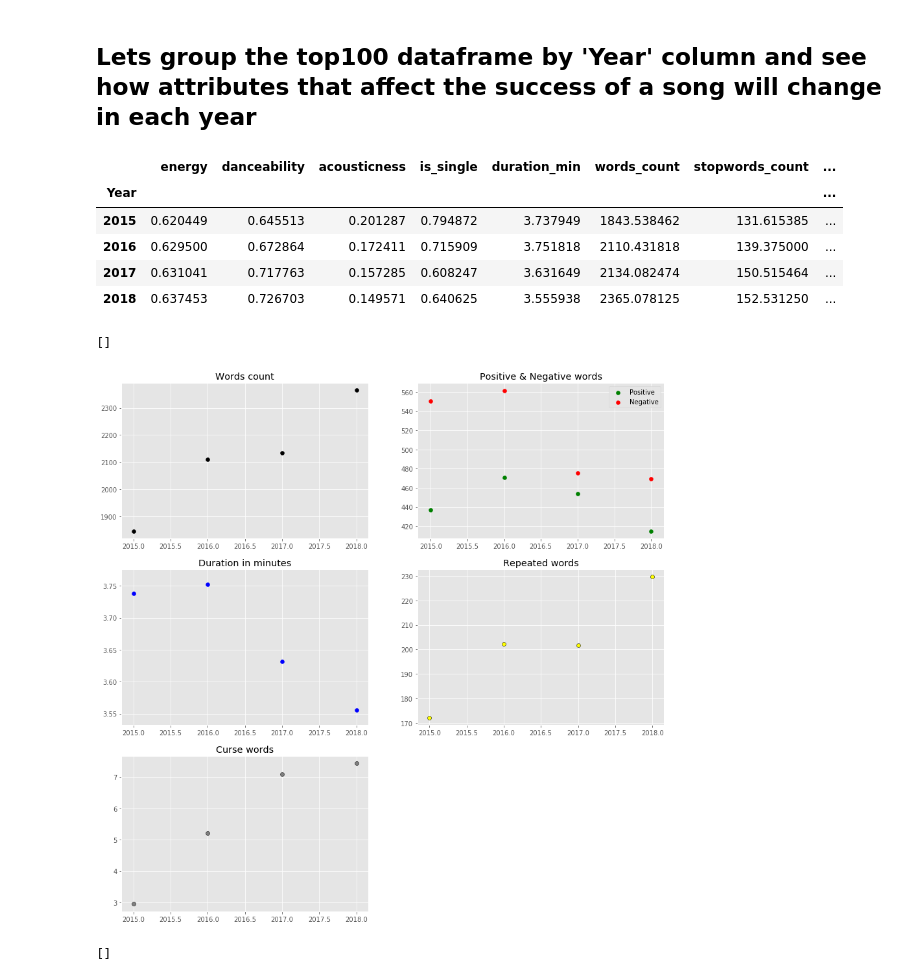
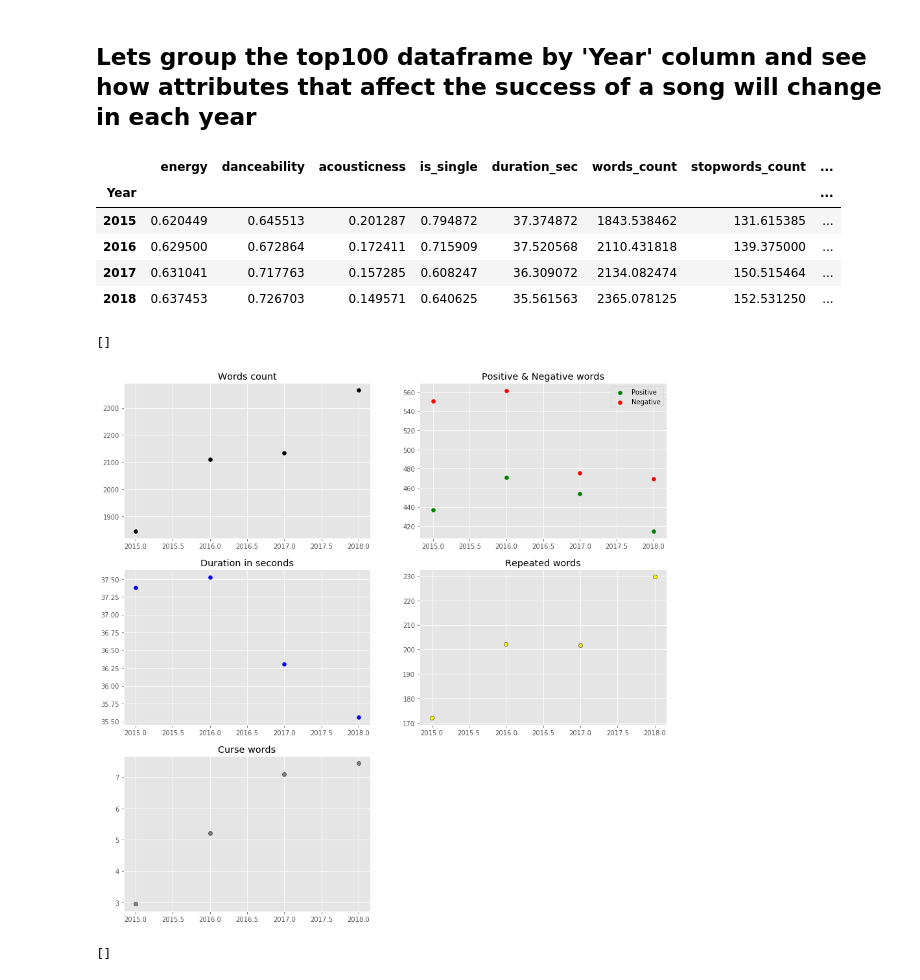
Before and after one commit to makaralis/Music-Project, a Jupyter notebook: FinalProject/Classifier.ipynb, the cells around one changed output. Saved outputs shown, nothing was run; the diff lists cells and outputs as text; code cells hidden in the pictures.

```diff
--- a/FinalProject/Classifier.ipynb
+++ b/FinalProject/Classifier.ipynb
@@ -51,8 +53,8 @@ memory usage: 148.1+ KB
 # %%
 print(df_spotify['duration_ms'].head(10))
-df_spotify['duration_ms'] = round(df_spotify['duration_ms'] / 60000 , 2)
-df_spotify.rename(columns={"duration_ms": "duration_min"}, inplace=True)
-print(df_spotify['duration_min'].head(10))
+df_spotify['duration_ms'] = round(df_spotify['duration_ms'] / 6000 , 2)
+df_spotify.rename(columns={"duration_ms": "duration_sec"}, inplace=True)
+print(df_spotify['duration_sec'].head(10))
 # %% [output]
 0    233720
 1    200787
@@ -245,50 +256,50 @@ not_top100.describe()
 # %%
 top100_by_year=top100.groupby(['Year'])
 # %%
-top100_by_year=top100_by_year[['energy','danceability','acousticness','is_single','duration_min','words_count', 'stopwords_count', 'words_neg_count', 'words_pos_count', 'words_curse_count', 'words_repeat_count']].mean()
+top100_by_year=top100_by_year[['energy','danceability','acousticness','is_single','duration_sec','words_count', 'stopwords_count', 'words_neg_count', 'words_pos_count', 'words_curse_count', 'words_repeat_count']].mean()
 top100_by_year
 # %% [output]
-|  | energy | danceability | acousticness | is_single | duration_min | words_count | stopwords_count | ... |
+|  | energy | danceability | acousticness | is_single | duration_sec | words_count | stopwords_count | ... |
 | Year |  |  |  |  |  |  |  | ... |
-| 2015 | 0.620449 | 0.645513 | 0.201287 | 0.794872 | 3.737949 | 1843.538462 | 131.615385 | ... |
-| 2016 | 0.629500 | 0.672864 | 0.172411 | 0.715909 | 3.751818 | 2110.431818 | 139.375000 | ... |
-| 2017 | 0.631041 | 0.717763 | 0.157285 | 0.608247 | 3.631649 | 2134.082474 | 150.515464 | ... |
-| 2018 | 0.637453 | 0.726703 | 0.149571 | 0.640625 | 3.555938 | 2365.078125 | 152.531250 | ... |
+| 2015 | 0.620449 | 0.645513 | 0.201287 | 0.794872 | 37.374872 | 1843.538462 | 131.615385 | ... |
+| 2016 | 0.629500 | 0.672864 | 0.172411 | 0.715909 | 37.520568 | 2110.431818 | 139.375000 | ... |
+| 2017 | 0.631041 | 0.717763 | 0.157285 | 0.608247 | 36.309072 | 2134.082474 | 150.515464 | ... |
+| 2018 | 0.637453 | 0.726703 | 0.149571 | 0.640625 | 35.561563 | 2365.078125 | 152.531250 | ... |
 # %%
 plt.figure(figsize=(15, 15))
 
 plt.subplot(321)
 plt.title('Words count')
 plt.scatter(top100_by_year.index, top100_by_year['words_count'] ,color='black', label="data", linewidths=0.5, edgecolors='black');
 plt.plot()
 
 
 plt.subplot(322)
 
 plt.title('Positive & Negative words')
 plt.scatter(top100_by_year.index, top100_by_year['words_pos_count'] ,color='green', label="data");
 plt.scatter(top100_by_year.index, top100_by_year['words_neg_count'] ,color='red', label="data");
 plt.legend(('Positive', 'Negative'))
 plt.plot()
 
 plt.subplot(323)
 
-plt.title('Duration in minutes')
-plt.scatter(top100_by_year.index, top100_by_year['duration_min'] ,color='blue', label="data");
+plt.title('Duration in seconds')
+plt.scatter(top100_by_year.index, top100_by_year['duration_sec'] ,color='blue', label="data");
 plt.plot()
 
 plt.subplot(324)
 plt.title('Repeated words')
 plt.scatter(top100_by_year.index, top100_by_year['words_repeat_count'] ,color='yellow', label="data", linewidths=0.5, edgecolors='black');
 plt.plot()
 
 plt.subplot(325)
 plt.title('Curse words')
 plt.scatter(top100_by_year.index, top100_by_year['words_curse_count'] ,color='grey', label="data", linewidths=0.5, edgecolors='black');
 plt.plot()
 # %% [output]
 []
-[figure, old version]
+[figure, new version]
 # %%
 plt.figure(figsize=(15, 15))
 
```
Also changed, not shown: parts of 20 cells of this notebook.
